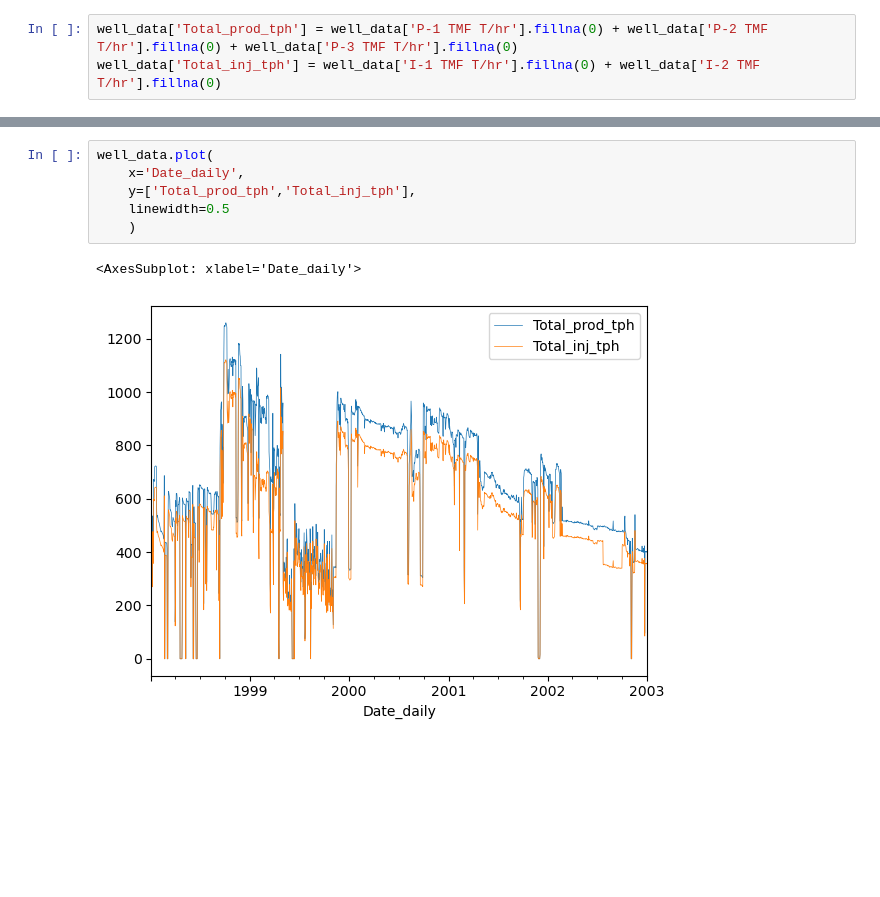
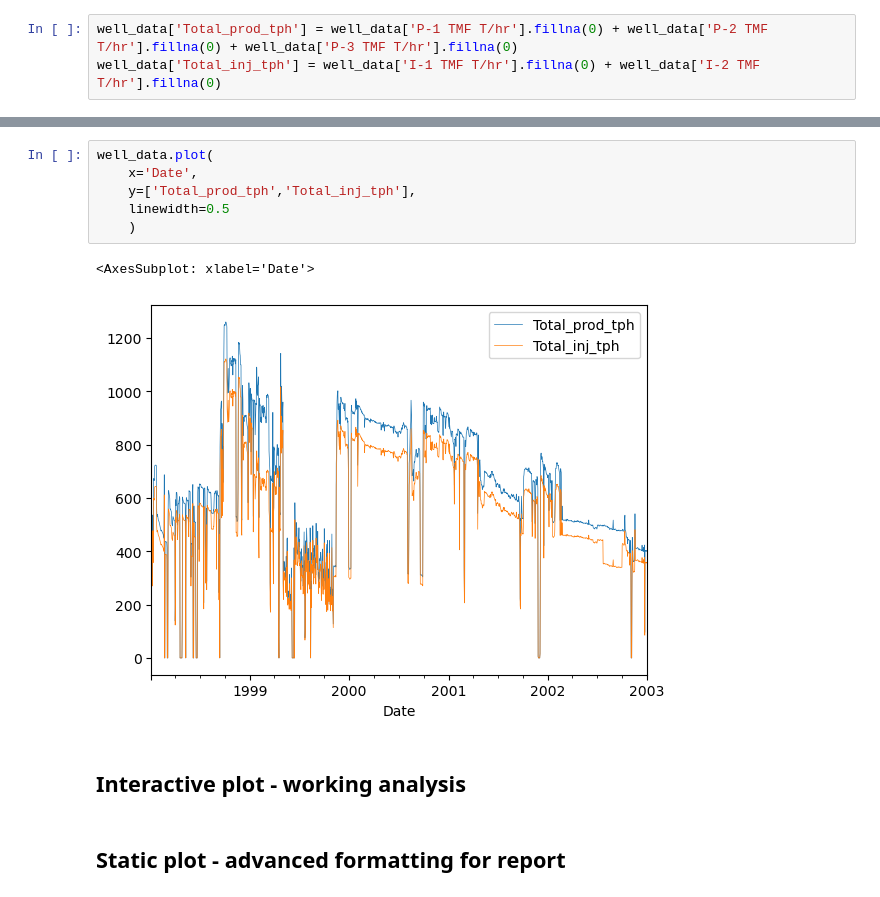
Before and after one commit to ICWallis/Stanford-Geothermal-Python-Sessions--Intermediate, a Jupyter notebook: 1-Data-handling.ipynb, the cells around one changed output, grey strips where cells are left out. Cells and saved outputs as stored; diff of their text form; blank space fills up the shorter version.

```diff
--- a/1-Data-handling.ipynb
+++ b/1-Data-handling.ipynb
@@ -210,9 +204,13 @@ well_data
 # %%
 well_data.plot(
-    x='Date_daily',
+    x='Date',
     y=['Total_prod_tph','Total_inj_tph'],
     linewidth=0.5
     )
 # %% [output]
-<AxesSubplot: xlabel='Date_daily'>
+<AxesSubplot: xlabel='Date'>
-[figure, old version]
+[figure, new version]
+# %% [markdown]
+## Interactive plot - working analysis
+# %% [markdown]
+## Static plot - advanced formatting for report
```
Also changed, not shown: parts of 5 cells of this notebook.
